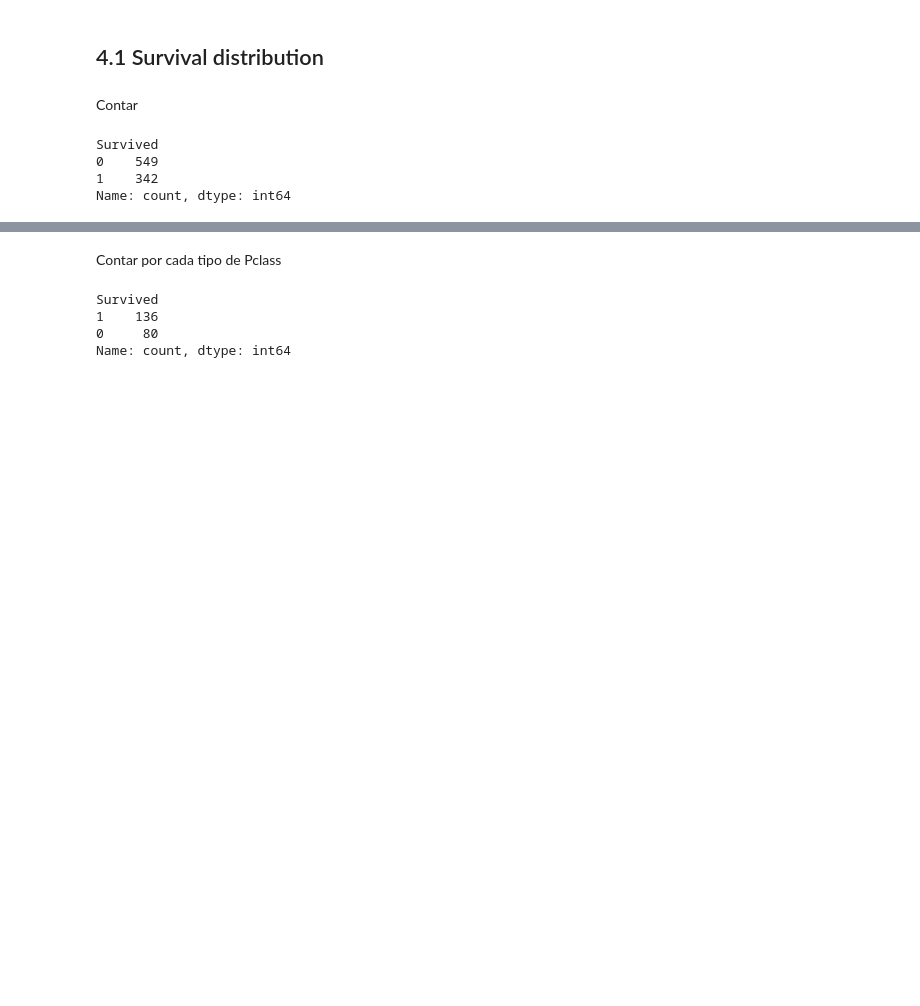
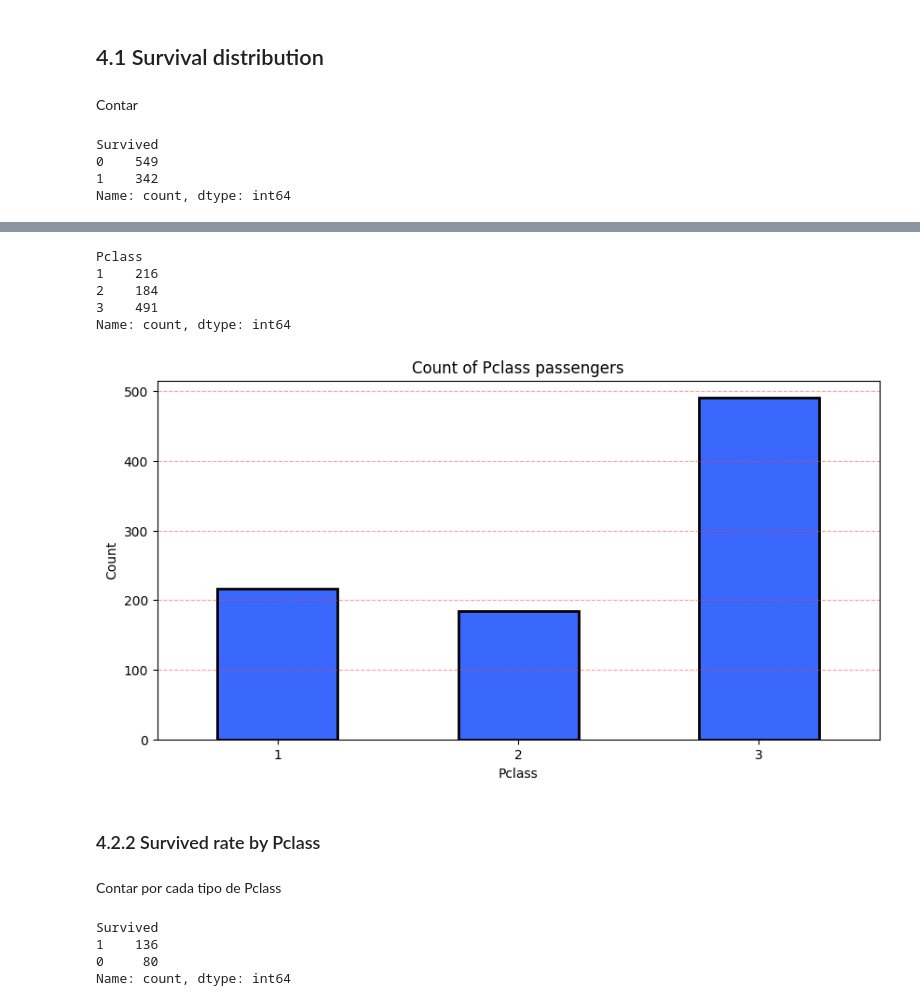
Before and after one commit to charligram/2_titanic, a Jupyter notebook: notebooks/01_EDA.ipynb, the cells around one changed output, grey strips where cells are left out. Saved outputs shown, nothing was run; the diff lists cells and outputs as text; code cells hidden in the pictures; blank space fills up the shorter version.

```diff
--- a/notebooks/01_EDA.ipynb
+++ b/notebooks/01_EDA.ipynb
@@ -139,3 +184,37 @@ plt.show()
+# %%
+count_total_pclass = df['Pclass'].value_counts().reindex([1, 2, 3])
+count_total_pclass
+# %% [output]
+Pclass
+1    216
+2    184
+3    491
+Name: count, dtype: int64
+# %%
+plt.figure(figsize=(10, 5))
+
+count_total_pclass.plot(
+    kind='bar',
+    color=SURVIVED_COLORS[1],
+    edgecolor='black',
+    linewidth=2
+
+)
+plt.grid(axis='y', linestyle='--', alpha=0.5, color=SURVIVED_COLORS[0])
+
+plt.xticks(rotation=0)
+
+plt.xlabel('Pclass')
+plt.ylabel('Count')
+plt.title('Count of Pclass passengers')
+
+
+plt.savefig(FIGURES_PATH / '02_count_pclass.png', bbox_inches='tight')
+plt.show()
+# %% [output]
+[figure, added]
+# %% [markdown]
+### 4.2.2 Survived rate by Pclass
 # %% [markdown]
 Contar por cada tipo de Pclass
 # %%
```
Also changed, not shown: parts of 50 cells of this notebook, 9 other files.
